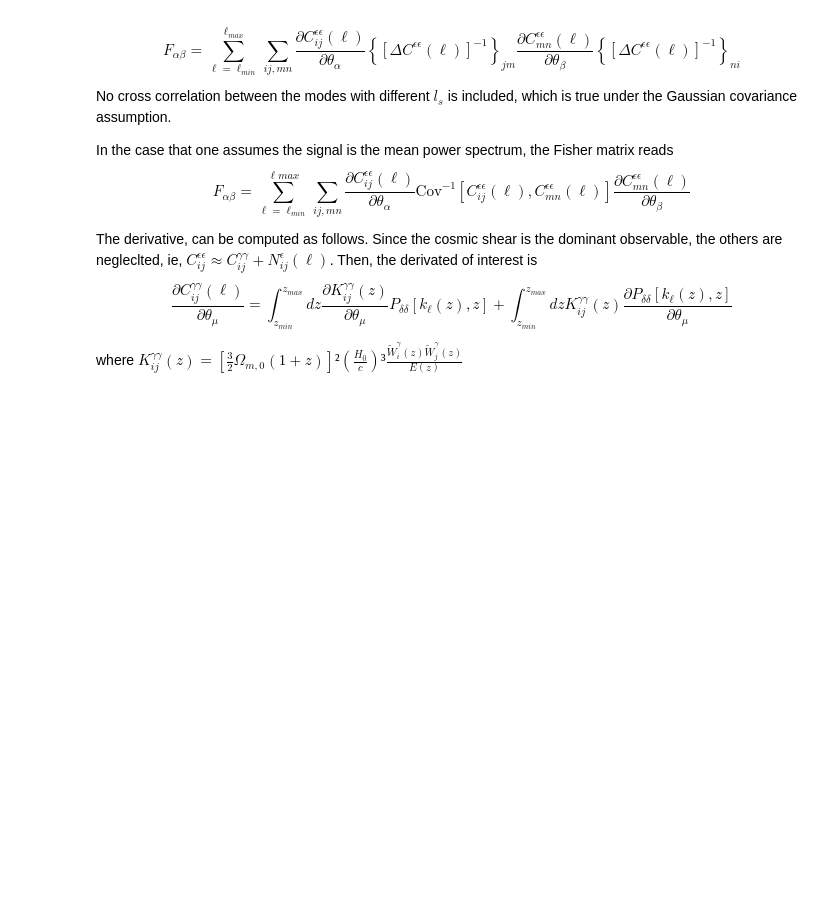
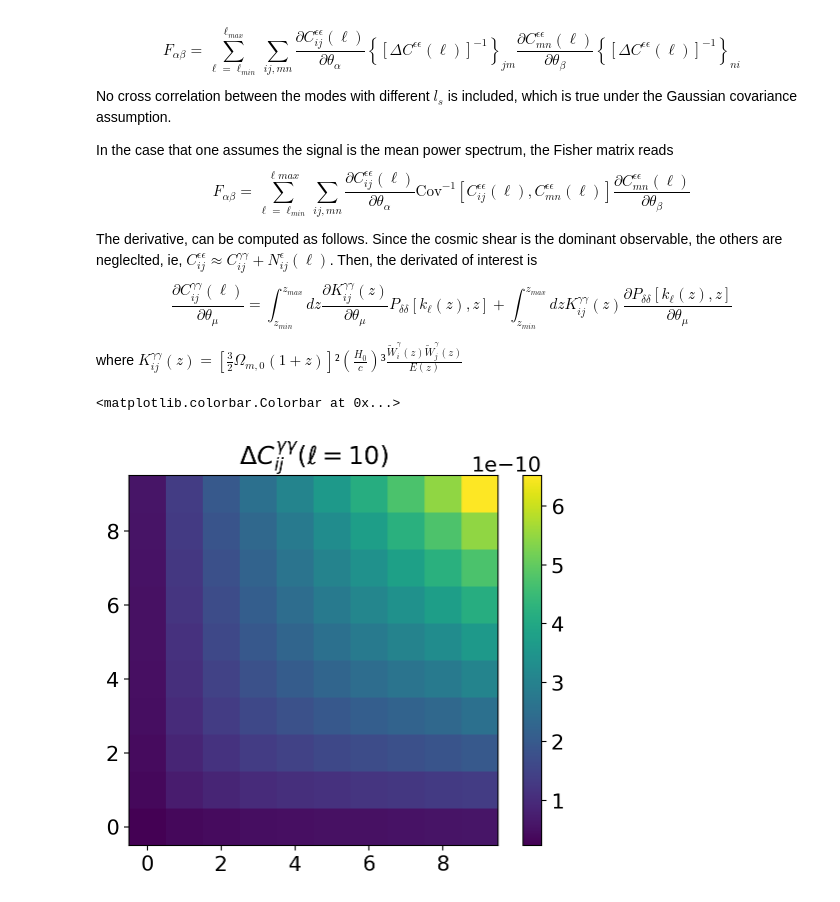
Before and after one commit to vPedreros/dfi-summer-2023, a Jupyter notebook: summer_nb.ipynb, the cells around one changed output. Drawn from its saved outputs; the diff is of its cells as text; code cells hidden in the pictures; blank space fills up the shorter version.

```diff
--- a/summer_nb.ipynb
+++ b/summer_nb.ipynb
@@ -416,17 +446,20 @@ $$\frac{\partial C_{ij}^{\gamma\gamma}(\ell)}{\partial \theta_\mu} = \int_{z_{mi
 where
 $K_{ij}^{\gamma\gamma}(z) =  \left[\frac{3}{2}\Omega_{m,0}(1+z)\right]²\left(\frac{H_0}{c}\right)³\frac{\tilde{W}_i^\gamma(z)\tilde{W}_j^\gamma(z)}{E(z)}$
 # %%
-def error_convergence(i, j, l, fsky=1.0, dl=10):
+def error_convergence(l_idx, fsky=(1/15000), dl=1490):
     term1 = np.sqrt(2 / ((2 * l + 1) * dl * fsky))
-    term2 = cosmic_shear[l]
+    term2 = cosmic_shear[l_idx]
     return term1 * term2
 # %%
-ell = 10
+ell_idx = 10
 
 fig, ax = plt.subplots()
 
-im = ax.imshow(error_convergence(ell - 10))
-ax.set_title('$\Delta C_{ij}^{\gamma\gamma}(\ell)$')
+im = ax.imshow(error_convergence(ell_idx))
+ax.set_title('$\Delta C_{ij}^{\gamma\gamma}(\ell=%i)$'%ell_idx)
 ax.set_ylim(ax.get_ylim()[::-1])
 fig.colorbar(im)
+# %% [output]
+<matplotlib.colorbar.Colorbar at 0x...>
+[figure, added]
 # %%
```
Also changed, not shown: parts of 18 cells of this notebook.
